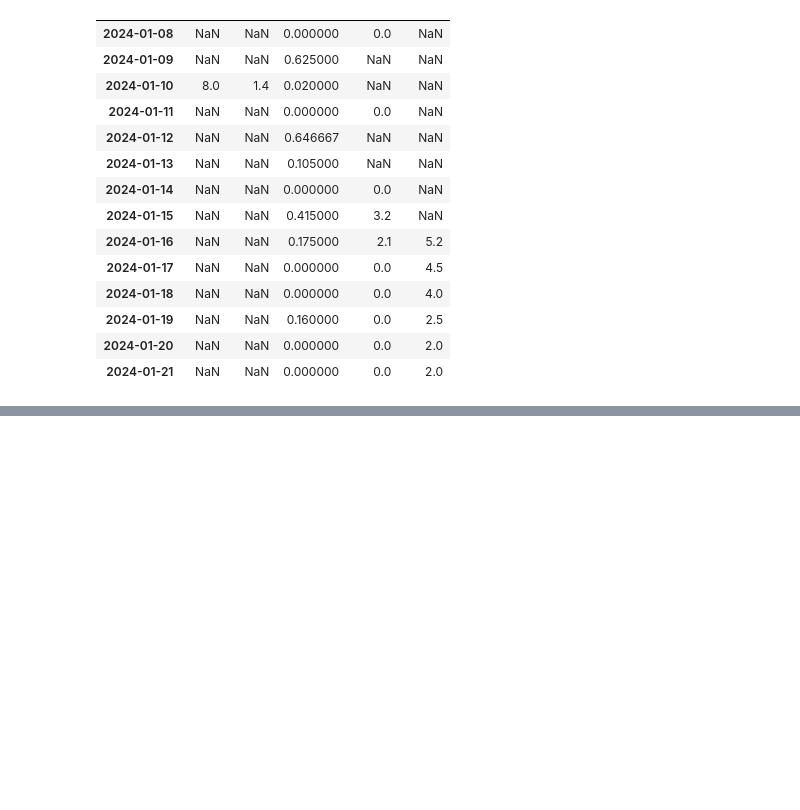
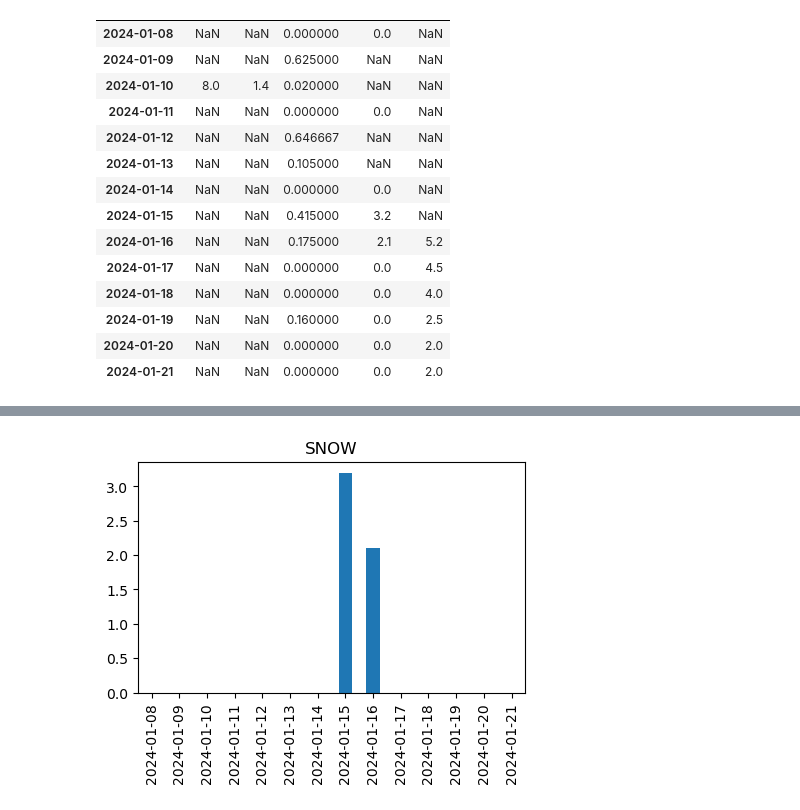
Before and after one commit to JDRitenour/teamkangaroo, a Jupyter notebook: weatherDataCleaning.ipynb, the cells around one changed output, grey strips where cells are left out. Saved outputs shown, nothing was run; the diff lists cells and outputs as text; code cells hidden in the pictures; blank space fills up the shorter version.

```diff
--- a/weatherDataCleaning.ipynb
+++ b/weatherDataCleaning.ipynb
@@ -99,0 +115,4 @@ weather_df
+# %%
+condensed_df['SNOW'].plot.bar(figsize = (5,3), title = 'SNOW');
+# %% [output]
+[figure, added]
```
Also changed, not shown: parts of 14 cells of this notebook.
